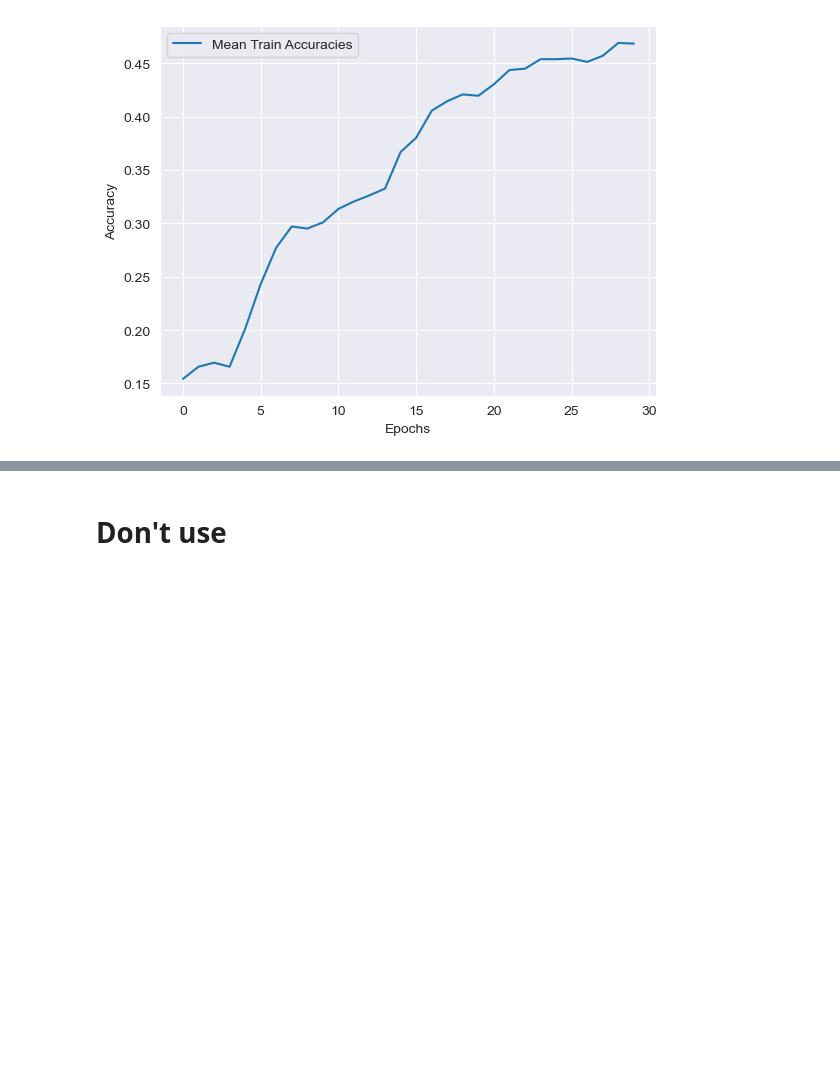
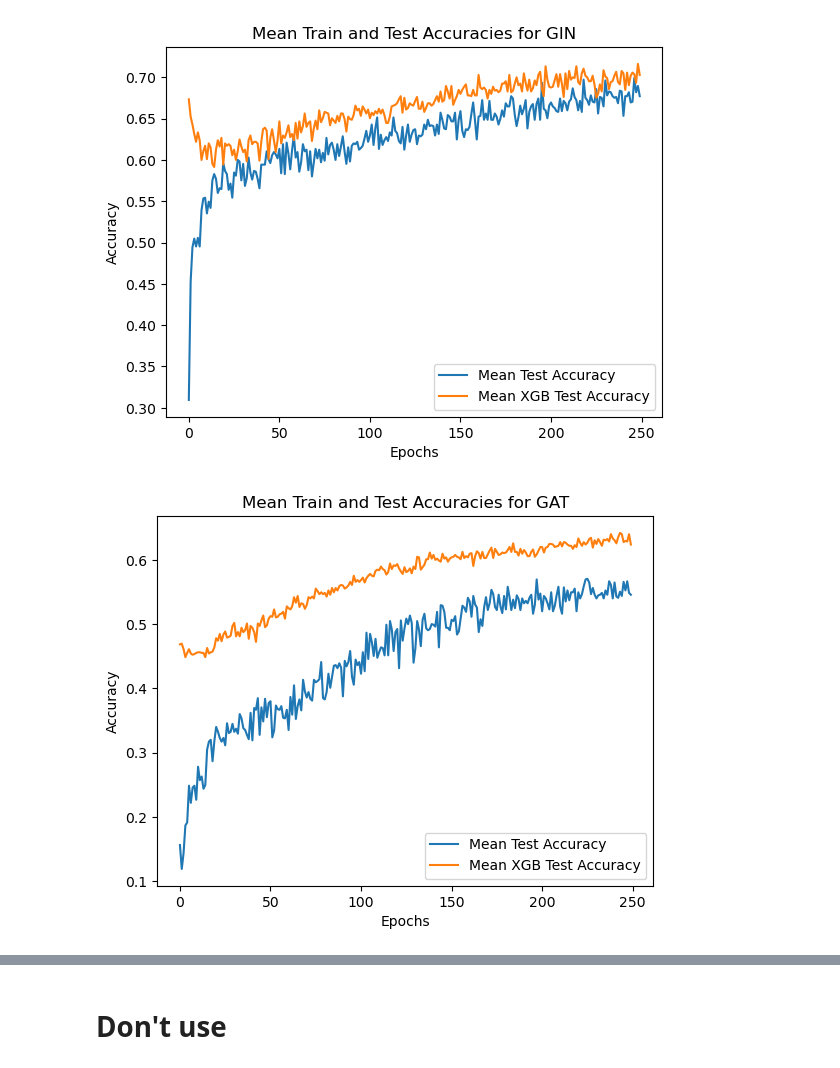
Before and after one commit to Dexytron/graph-ml-FER, a Jupyter notebook: XGBoost.ipynb, the cells around one changed output, grey strips where cells are left out. Cells and saved outputs as stored; diff of their text form; code cells hidden in the pictures; blank space fills up the shorter version.

```diff
--- a/XGBoost.ipynb
+++ b/XGBoost.ipynb
@@ -286,11 +492,35 @@ plt.show()
-# %%
-# Plot  mean train accuracies vs mean xgb accuracies
-np_train_accuracies = np.array(all_train_accuracies)
-mean_train_accuracies = np.mean(np_train_accuracies, axis=0)
-plt.plot(mean_train_accuracies, label='Mean Train Accuracies')
-plt.xlabel('Epochs')
-plt.ylabel('Accuracy')
-plt.legend()
-plt.show()
-# %% [output]
-[figure, removed]
+# %%
+# Plot train , test and xgb test accuracy
+
+for model_name in results_dict.keys():
+    all_train_accuracies = results_dict[model_name]['all_train_accuracies']
+    all_test_accuracies = results_dict[model_name]['all_test_accuracies']
+    all_xgb_train_accuracies = results_dict[model_name]['all_xgb_train_accuracies']
+    all_xgb_test_accuracies = results_dict[model_name]['all_xgb_test_accuracies']
+
+    np_train_accuracies = np.array(all_train_accuracies)
+    np_test_accuracies = np.array(all_test_accuracies)
+    np_xgb_train_accuracies = np.array(all_xgb_train_accuracies)
+    np_xgb_test_accuracies = np.array(all_xgb_test_accuracies)
+
+    mean_train_accuracies = np.mean(np_train_accuracies, axis=0)
+    mean_test_accuracies = np.mean(np_test_accuracies, axis=0)
+    mean_xgb_train_accuracies = np.mean(np_xgb_train_accuracies, axis=0)
+    mean_xgb_test_accuracies = np.mean(np_xgb_test_accuracies, axis=0)
+
+    # Plot accuracies by epoch
+    # plt.plot(mean_train_accuracies, label='Mean Train Accuracy')
+    plt.plot(mean_test_accuracies, label='Mean Test Accuracy')
+    plt.plot(mean_xgb_test_accuracies, label='Mean XGB Test Accuracy')
+    plt.xlabel('Epochs')
+    plt.ylabel('Accuracy')
+    plt.title(f'Mean Train and Test Accuracies for {model_name}')
+    plt.legend()
+    # Save plot in results directory
+    if not os.path.exists(f'results/{model_name}'):
+        os.makedirs(f'results/{model_name}')
+    plt.savefig(f'results/{model_name}/accuracies.png')
+    plt.show()
+# %% [output]
+[figure, added]
+[figure, added]
```
Also changed, not shown: parts of 13 cells of this notebook, 11 other files.
